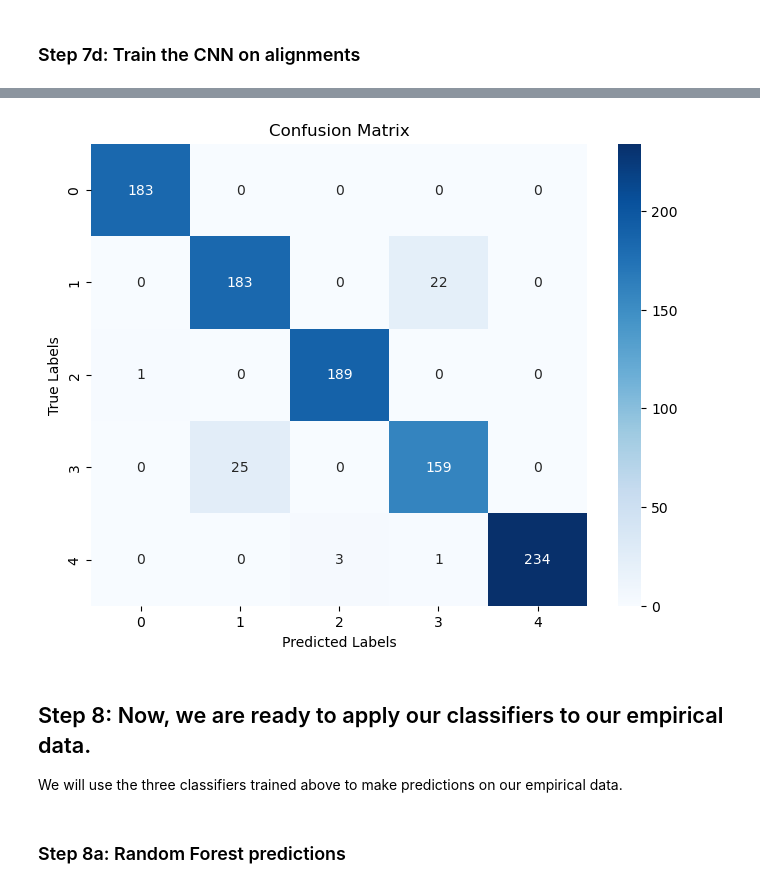
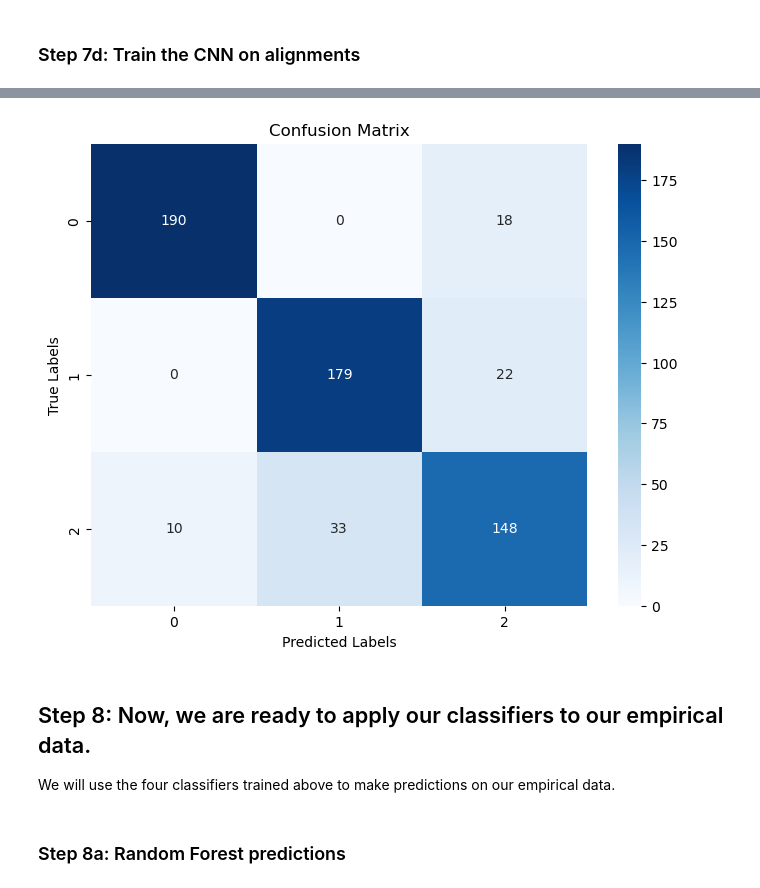
Before and after one commit to SmithLabBio/popai, a Jupyter notebook: docs/notebooks/jupyter_tutorial_3.ipynb, the cells around one changed output, grey strips where cells are left out. Saved outputs shown, nothing was run; the diff lists cells and outputs as text; code cells hidden in the pictures.

```diff
--- a/docs/notebooks/jupyter_tutorial_3.ipynb
+++ b/docs/notebooks/jupyter_tutorial_3.ipynb
@@ -19,7 +19,7 @@ This jupyter notebook walks through each step in running popai, including parsin
 
 We will use the ModelConfigParser class to parse the information from the configuration. A full description of the configuration file, along with an example, is available [here](https://popai.readthedocs.io/en/latest/usage/parsinginput.html). This file provides popai with the information it needs to conduct a species delimitation analysis.
 # %%
-config_parser = parse_input.ModelConfigParser("../input_files/config.txt")
+config_parser = parse_input.ModelConfigParser("../input_files/config_user.txt")
 config_values = config_parser.parse_config()
 # %% [markdown]
 ## Step 2: Process empirical data
@@ -36,9 +36,9 @@ When we perform step 1, we will also see how many SNPs are used to construct our
 ### Step 2a: Read data into numpy array
 # %%
 data_processor = process_empirical.DataProcessor(config=config_values)
-empirical_array = data_processor.vcf_to_numpy()
+empirical_array = data_processor.fasta_to_numpy()
 # IF YOU USE A FASTA INSTEAD:
-#empirical_array = data_processor.fasta_to_numpy()
+#empirical_array = data_processor.vcf_to_numpy()
 print(f"Our input data has {empirical_array.shape[0]} individuals and {empirical_array.shape[1]} SNPs.")
 average_snps = empirical_array.shape[1]
 # %% [output]
@@ -104,3 +83,7 @@ Number of replicates: 3
+# %%
+# build the models
+model_reader = process_user_models.ModelReader(config_values)
+parameterized_models, labels = model_reader.read_models()
 # %% [markdown]
 ## Step 4: Validate the models by  plotting
 
@@ -122,7 +103,7 @@ model_builder.validate_models(parameterized_models, labels)
 
 Now that we have processed our empirical data and build our models, we are ready to simulate the data that we will use to train our machine learning algorithms. We will use information from processing our empirical data (the number of individuals and SNPs to use when bulding the SFS).
 # %%
-data_simulator = simulate_data.DataSimulator(parameterized_models, labels, config=config_values, cores=1, downsampling=downsampling_dictionary, max_sites = average_snps, sp_tree_index=sp_tree_index)
+data_simulator = simulate_data.DataSimulator(parameterized_models, labels, config=config_values, cores=1, downsampling=downsampling_dictionary, max_sites = average_snps, user=True)
 
 arrays = data_simulator.simulate_ancestry() # simulate ancestry in msprime
 # %% [output]
@@ -250,7 +227,7 @@ Epoch 10/10
 # %% [markdown]
 ### Step 7d: Train the CNN on alignments
 # %%
-cnn_npy_predictor = build_predictors.CnnNpy(config_values, arrays, labels)
+cnn_npy_predictor = build_predictors.CnnNpy(config_values, arrays, labels, user=True)
 cnn_npy_model, cnn_npy_cm, cnn_npy_cm_plot = cnn_npy_predictor.build_cnn_npy()
 cnn_npy_cm_plot.show('cnn_npy_confusion.png')
 # %% [output]
@@ -274,8 +251,8 @@ Epoch 10/10
-[figure, old version]
+[figure, new version]
 # %% [markdown]
 ## Step 8: Now, we are ready to apply our classifiers to our empirical data.
 
-We will use the three classifiers trained above to make predictions on our empirical data.
+We will use the four classifiers trained above to make predictions on our empirical data.
 # %% [markdown]
 ### Step 8a: Random Forest predictions
 # %%
```
Also changed, not shown: parts of 19 cells of this notebook, 4 other files.
